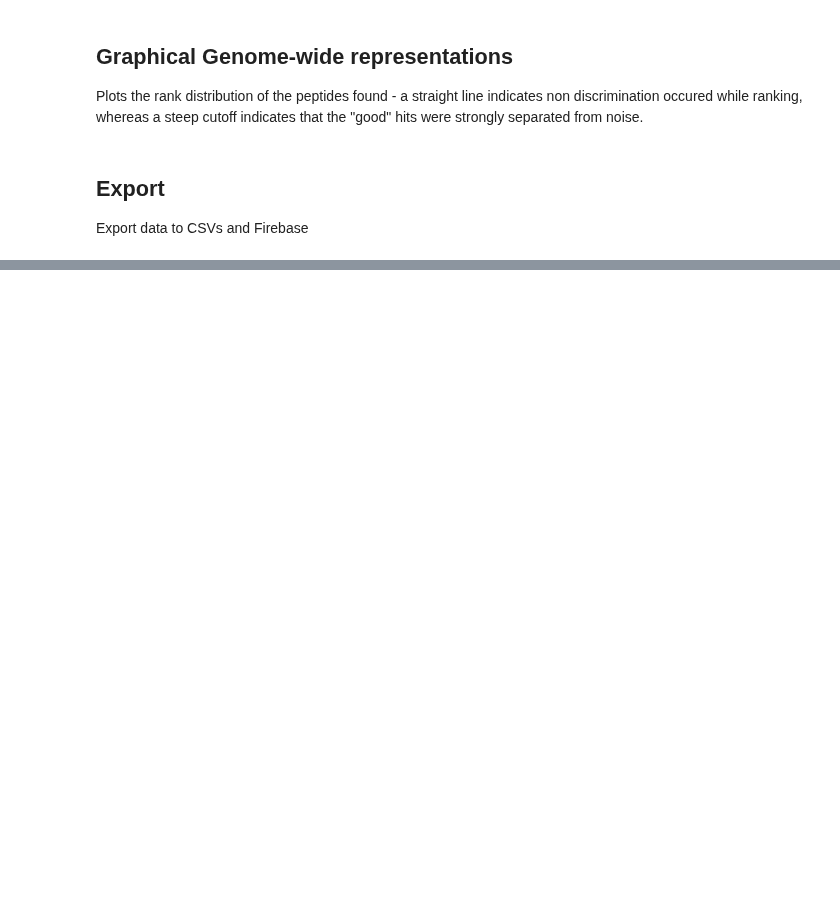
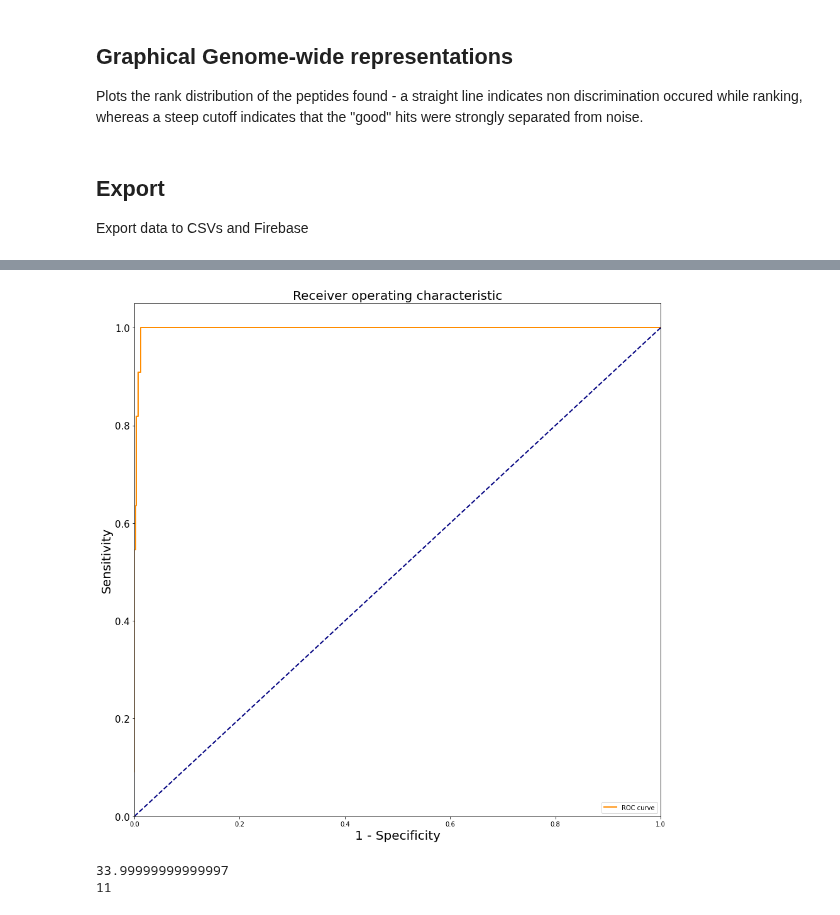
Before and after one commit to nathanalam/lassomining, a Jupyter notebook: Notebook.ipynb, the cells around one changed output, grey strips where cells are left out. Cells and saved outputs as stored; diff of their text form; code cells hidden in the pictures; blank space fills up the shorter version.

```diff
--- a/Notebook.ipynb
+++ b/Notebook.ipynb
@@ -284,0 +511,17 @@ export_to_firebase(db_dir=config["database"], run_name=config["runName"], cred_f
+# %%
+positive_scores = secondaryRank
+negative_scores = noiseSecondaryRank
+fpr = []
+tpr = []
+true_positives = len(positive_scores)
+true_negatives = len(negative_scores)
+switched = False
+for cutoff in np.linspace(0,0.01,500):
+    tpval = np.sum(positive_scores >= cutoff) / true_positives
+    fpval = 1 - (np.sum(negative_scores < cutoff) / true_negatives)
+    tpr.append(tpval)
+    fpr.append(fpval)
+    if(not switched):
+        print(f'{cutoff}: {tpval} - {fpval}')
+    if(tpval < 1 and not switched):
+        switched = True
@@ -284,0 +546,23 @@ export_to_firebase(db_dir=config["database"], run_name=config["runName"], cred_f
+# %%
+plt.figure(figsize=(15, 15))
+lw = 2
+plt.plot(fpr, tpr, color='darkorange',
+         lw=lw, label='ROC curve')
+plt.plot([0, 1], [0, 1], color='navy', lw=lw, linestyle='--')
+plt.xlim([0.0, 1.0])
+plt.ylim([0.0, 1.05])
+plt.xlabel('1 - Specificity', fontsize=20)
+plt.ylabel('Sensitivity', fontsize=20)
+plt.title('Receiver operating characteristic', fontsize=20)
+plt.legend(loc="lower right")
+plt.yticks(fontsize=15)
+plt.yticks(fontsize=15)
+plt.show()
+# %% [output]
+[figure, added]
+# %%
+print(len(noiseSecondaryRank) * 0.012555391432791718)
+print(len(secondaryRank))
+# %% [output]
+33.99999999999997
+11
```
Also changed, not shown: parts of 20 cells of this notebook, 1 other file.
